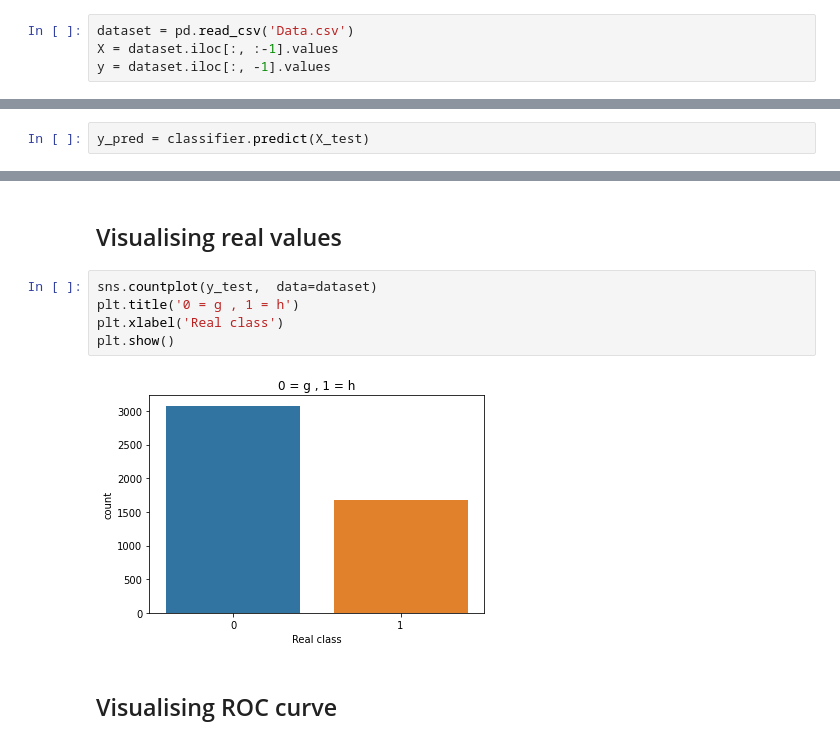
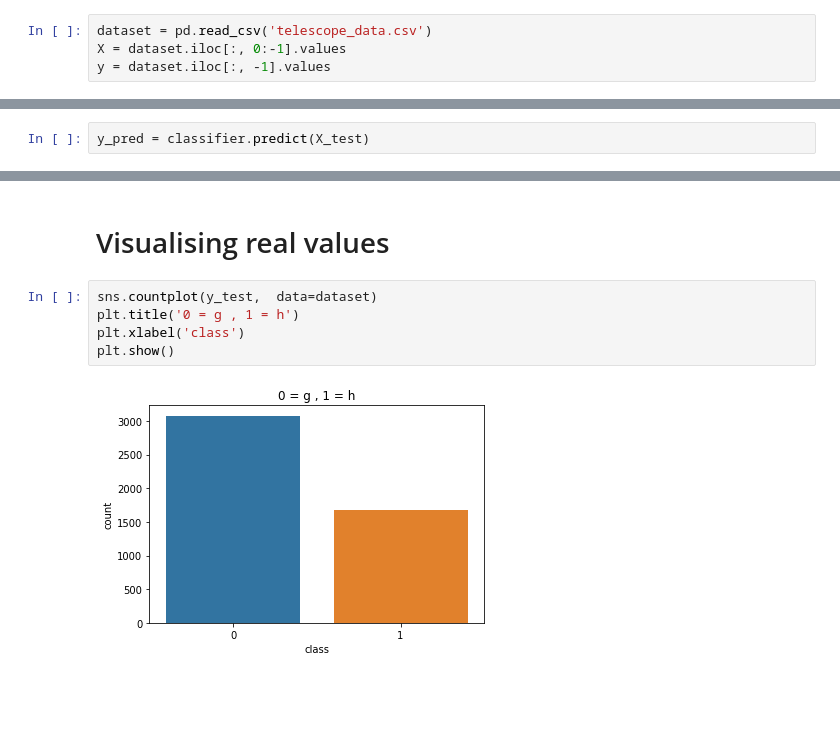
Before and after one commit to AkhileshThite/Classification-MAGIC-Gamma-Telescope, a Jupyter notebook: Model.ipynb, the cells around one changed output, grey strips where cells are left out. Drawn from its saved outputs; the diff is of its cells as text; blank space fills up the shorter version.

```diff
--- a/Model.ipynb
+++ b/Model.ipynb
@@ -9,4 +9,4 @@ import pandas as pd
 # %%
-dataset = pd.read_csv('Data.csv')
-X = dataset.iloc[:, :-1].values
+dataset = pd.read_csv('telescope_data.csv')
+X = dataset.iloc[:, 0:-1].values
 y = dataset.iloc[:, -1].values
@@ -146,11 +186,9 @@ plt.show()
 # %% [markdown]
-## Visualising real values
+# Visualising real values
 # %%
 sns.countplot(y_test,  data=dataset)
 plt.title('0 = g , 1 = h')
-plt.xlabel('Real class')
+plt.xlabel('class')
 plt.show()
 # %% [output]
-[figure, old version]
+[figure, new version]
-# %% [markdown]
-## Visualising ROC curve
```
Also changed, not shown: parts of 31 cells of this notebook, 1 other file.
